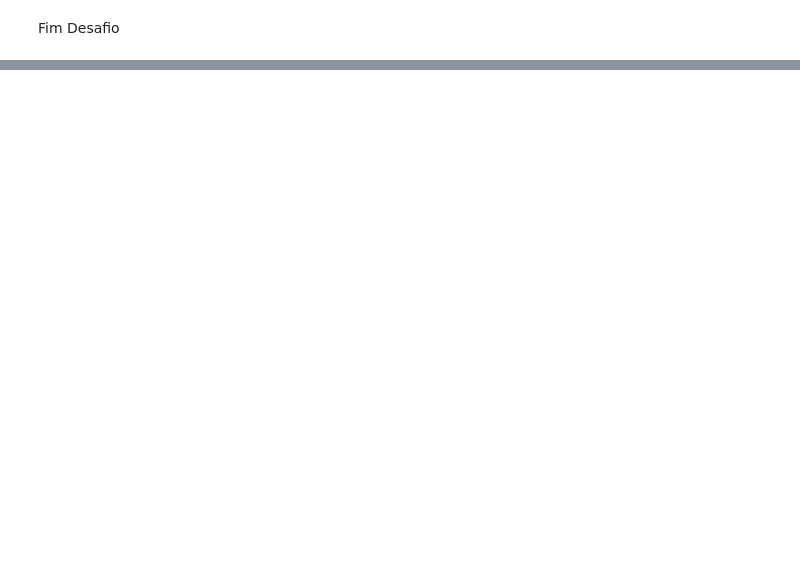
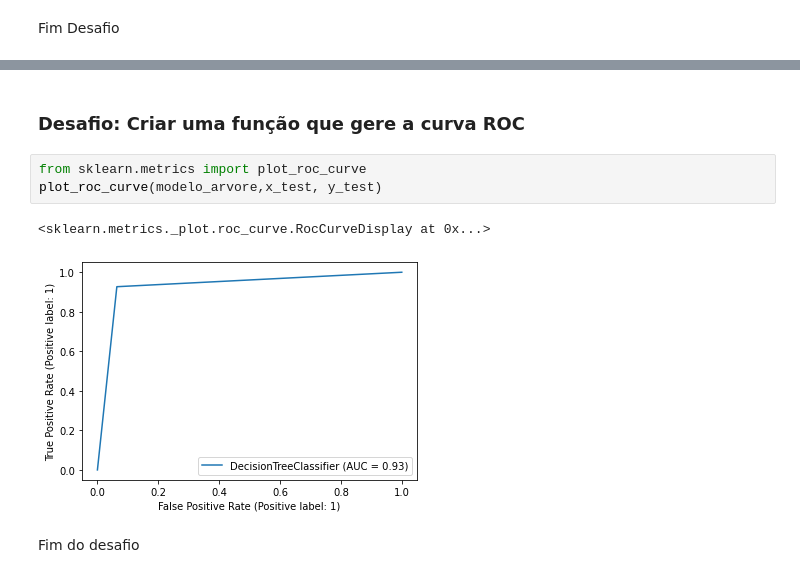
Before and after one commit to Igor-Arantes/Bootcamp-Data-Science-Aplicada, a Jupyter notebook: Modulo 6 - Modelos Métricas e Validação/Machine Learning: Modelos, Métricas e Validação.ipynb, the cells around one changed output, grey strips where cells are left out. Saved outputs shown, nothing was run; the diff lists cells and outputs as text; blank space fills up the shorter version.

Commit message:
Modulo 6 aula 4 com Desafios

```diff
--- a/Modulo 6 - Modelos Métricas e Validação/Machine Learning: Modelos, Métricas e Validação.ipynb
+++ b/Modulo 6 - Modelos Métricas e Validação/Machine Learning: Modelos, Métricas e Validação.ipynb
@@ -225,0 +262,10 @@ Fim Desafio
+# %% [markdown]
+### Desafio: Criar uma função que gere a curva ROC
+# %%
+from sklearn.metrics import plot_roc_curve
+plot_roc_curve(modelo_arvore,x_test, y_test)
+# %% [output]
+<sklearn.metrics._plot.roc_curve.RocCurveDisplay at 0x...>
+[figure, added]
+# %% [markdown]
+Fim do desafio
```
Also changed, not shown: parts of 11 cells of this notebook, 1 other file.
